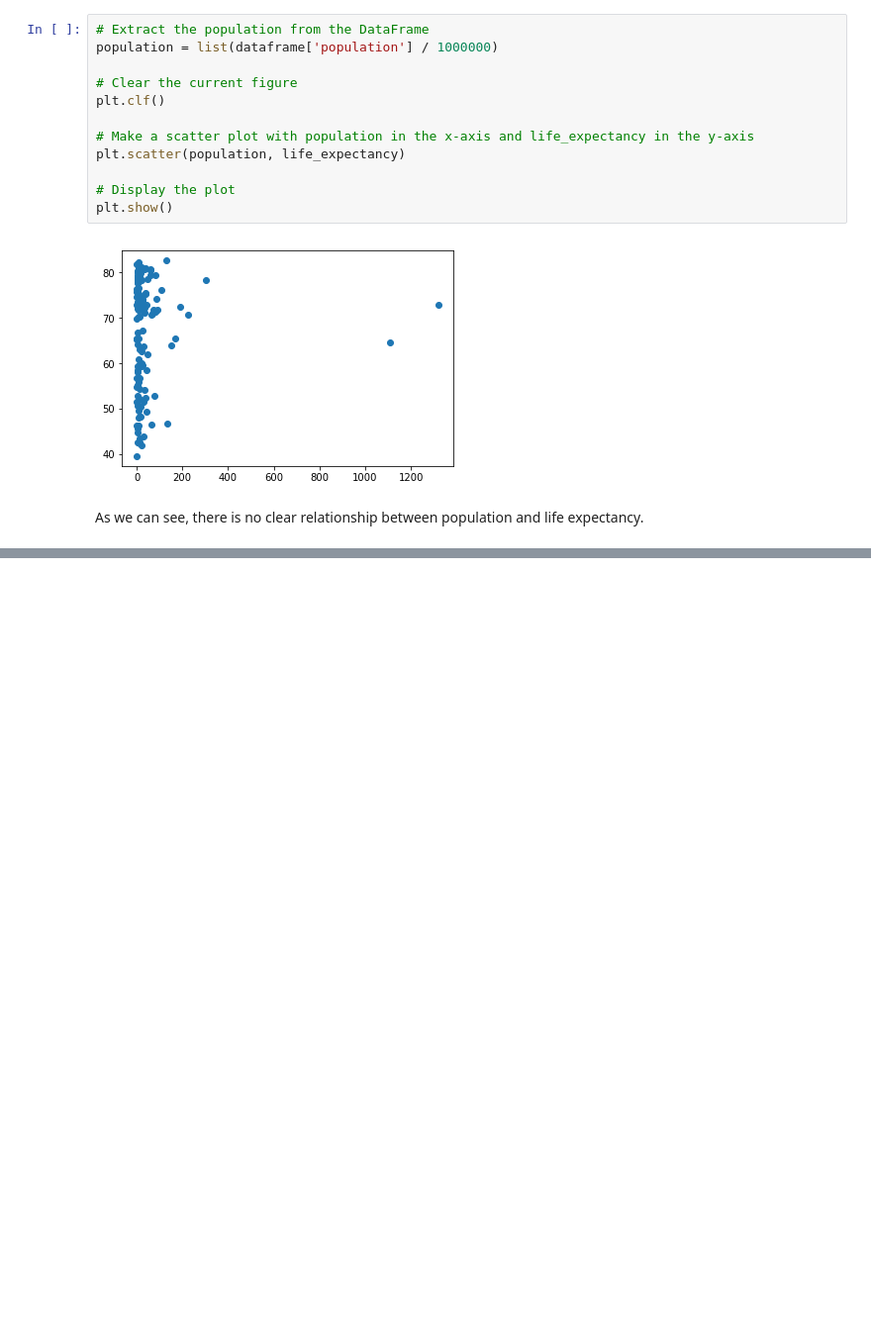
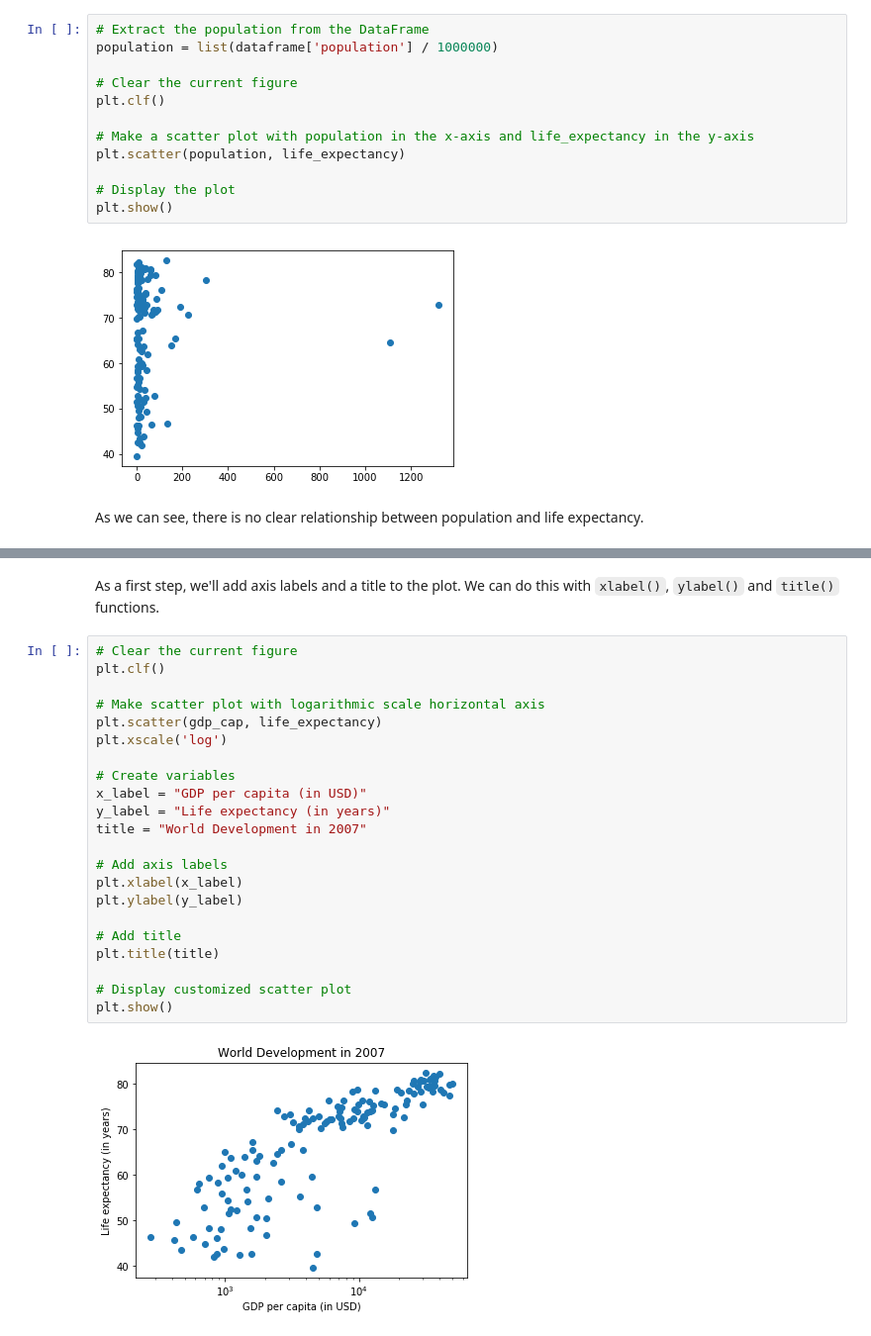
Before and after one commit to vilacham/DataCamp_Courses, a Jupyter notebook: Intermediate Python for Data Science.ipynb, the cells around one changed output, grey strips where cells are left out. Shown: that part at 99% size. Cells and saved outputs as stored; diff of their text form; blank space fills up the shorter version.

```diff
--- a/Intermediate Python for Data Science.ipynb
+++ b/Intermediate Python for Data Science.ipynb
@@ -119,0 +199,26 @@ As we can see, there is no clear relationship between population and life expect
+# %% [markdown]
+As a first step, we'll add axis labels and a title to the plot. We can do this with `xlabel()`, `ylabel()` and `title()` functions.
+# %%
+# Clear the current figure
+plt.clf()
+
+# Make scatter plot with logarithmic scale horizontal axis
+plt.scatter(gdp_cap, life_expectancy)
+plt.xscale('log')
+
+# Create variables
+x_label = "GDP per capita (in USD)"
+y_label = "Life expectancy (in years)"
+title = "World Development in 2007"
+
+# Add axis labels
+plt.xlabel(x_label)
+plt.ylabel(y_label)
+
+# Add title
+plt.title(title)
+
+# Display customized scatter plot
+plt.show()
+# %% [output]
+[figure, added]
```
Also changed, not shown: parts of 11 cells of this notebook.
